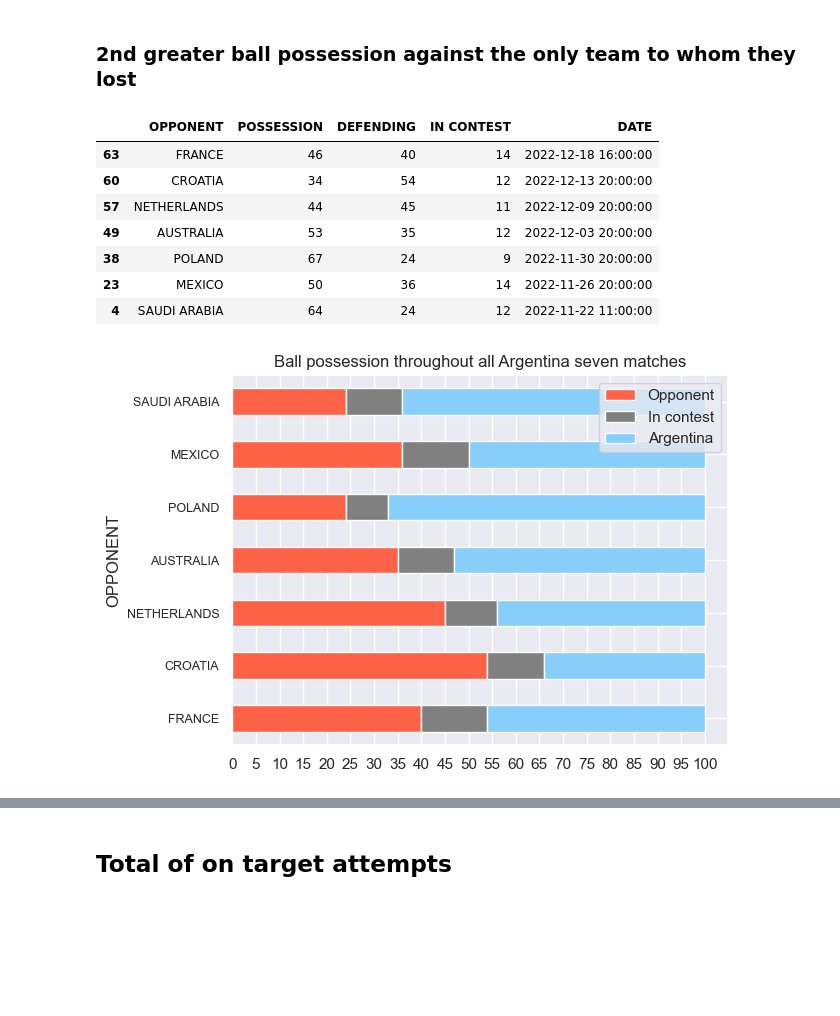
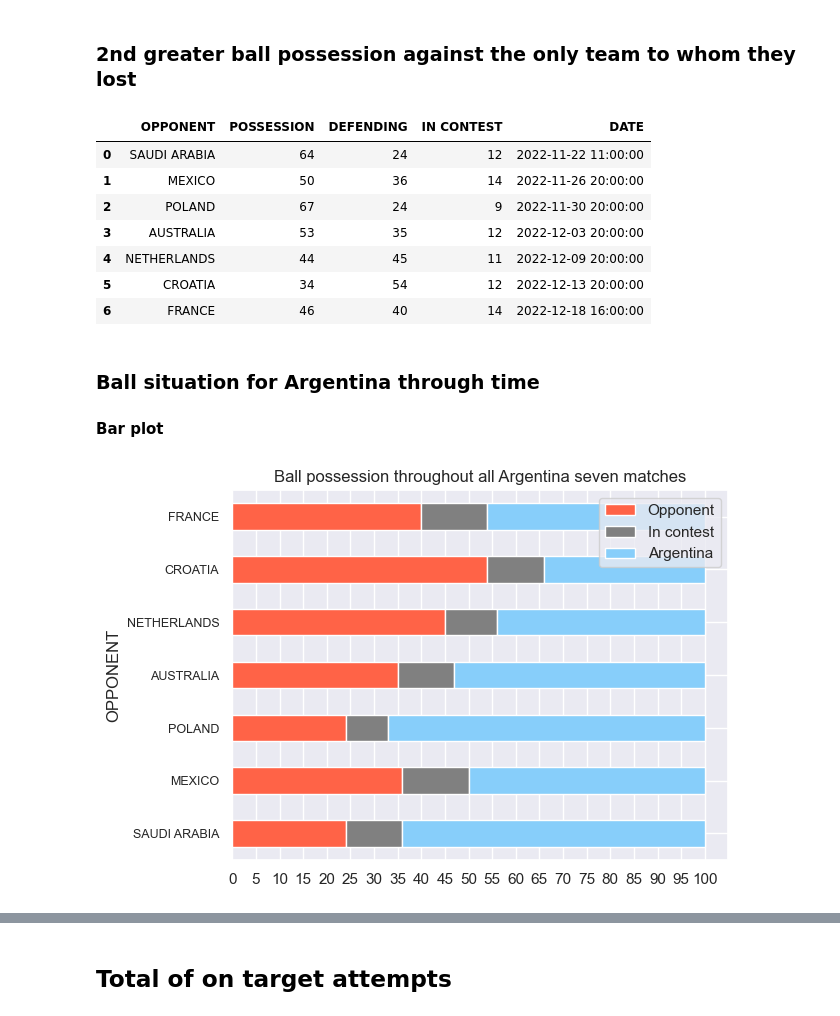
Before and after one commit to wssantiago/2022-fifa-wc, a Jupyter notebook: src/fifa-wc.ipynb, the cells around one changed output, grey strips where cells are left out. Cells and saved outputs as stored; diff of their text form; code cells hidden in the pictures; blank space fills up the shorter version.

```diff
--- a/src/fifa-wc.ipynb
+++ b/src/fifa-wc.ipynb
@@ -320,32 +272,33 @@ argentina.sort_values(by='DATE', ascending=True)
 # %% [markdown]
 ### 2nd greater ball possession against the only team to whom they lost
 # %%
-argentina_home = argentina.loc[argentina.TEAM1 == 'ARGENTINA', :]
-argentina_home = pd.concat([argentina_home.TEAM2, argentina_home.POSSESSION_TEAM1, argentina_home.POSSESSION_TEAM2, argentina_home.POSSESSION_IN_CONTEST, argentina_home.DATE], axis=1)
-argentina_home = argentina_home.rename(columns={'TEAM2': 'OPPONENT', 'POSSESSION_TEAM1': 'POSSESSION', 'POSSESSION_TEAM2': 'DEFENDING'})
+argentina_home = argentina_home[['TEAM2', 'POSSESSION_TEAM1', 'POSSESSION_TEAM2', 'POSSESSION_IN_CONTEST', 'DATE']]
+argentina_home.columns = ['OPPONENT', 'POSSESSION', 'DEFENDING', 'IN CONTEST', 'DATE']
 
-argentina_away = argentina.loc[argentina.TEAM2 == 'ARGENTINA', :]
-argentina_away = pd.concat([argentina_away.TEAM1, argentina_away.POSSESSION_TEAM2, argentina_away.POSSESSION_TEAM1, argentina_away.POSSESSION_IN_CONTEST, argentina_away.DATE], axis=1)
-argentina_away = argentina_away.rename(columns={'TEAM1': 'OPPONENT', 'POSSESSION_TEAM2': 'POSSESSION', 'POSSESSION_TEAM1': 'DEFENDING'})
+argentina_away = argentina_away[['TEAM1', 'POSSESSION_TEAM2', 'POSSESSION_TEAM1', 'POSSESSION_IN_CONTEST', 'DATE']]
+argentina_away.columns = ['OPPONENT', 'POSSESSION', 'DEFENDING', 'IN CONTEST', 'DATE']
 
-data = pd.concat([argentina_home, argentina_away], axis=0).sort_values(by='DATE', ascending=False)
-data = data.rename(columns={'POSSESSION_IN_CONTEST': 'IN CONTEST'})
-data
+arg_poss = pd.concat([argentina_home, argentina_away], axis=0).sort_values(by='DATE', ascending=True).reset_index(drop=True)
+arg_poss
 # %% [output]
 |  | OPPONENT | POSSESSION | DEFENDING | IN CONTEST | DATE |
-| 63 | FRANCE | 46 | 40 | 14 | 2022-12-18 16:00:00 |
-| 60 | CROATIA | 34 | 54 | 12 | 2022-12-13 20:00:00 |
-| 57 | NETHERLANDS | 44 | 45 | 11 | 2022-12-09 20:00:00 |
-| 49 | AUSTRALIA | 53 | 35 | 12 | 2022-12-03 20:00:00 |
-| 38 | POLAND | 67 | 24 | 9 | 2022-11-30 20:00:00 |
-| 23 | MEXICO | 50 | 36 | 14 | 2022-11-26 20:00:00 |
-| 4 | SAUDI ARABIA | 64 | 24 | 12 | 2022-11-22 11:00:00 |
+| 0 | SAUDI ARABIA | 64 | 24 | 12 | 2022-11-22 11:00:00 |
+| 1 | MEXICO | 50 | 36 | 14 | 2022-11-26 20:00:00 |
+| 2 | POLAND | 67 | 24 | 9 | 2022-11-30 20:00:00 |
+| 3 | AUSTRALIA | 53 | 35 | 12 | 2022-12-03 20:00:00 |
+| 4 | NETHERLANDS | 44 | 45 | 11 | 2022-12-09 20:00:00 |
+| 5 | CROATIA | 34 | 54 | 12 | 2022-12-13 20:00:00 |
+| 6 | FRANCE | 46 | 40 | 14 | 2022-12-18 16:00:00 |
+# %% [markdown]
+### Ball situation for Argentina through time
+#### Bar plot
 # %%
-data.plot.barh(x='OPPONENT', y=['DEFENDING', 'IN CONTEST', 'POSSESSION'], stacked=True, color={'DEFENDING': 'tomato', 'IN CONTEST': 'gray', 'POSSESSION': 'lightskyblue'})
+arg_poss.plot.barh(x='OPPONENT', y=['DEFENDING', 'IN CONTEST', 'POSSESSION'], stacked=True, color={'DEFENDING': 'tomato', 'IN CONTEST': 'gray', 'POSSESSION': 'lightskyblue'})
+
 plt.xticks(range(0, 101, 5))
 plt.legend(['Opponent', 'In contest', 'Argentina'], loc='upper right')
 plt.yticks(fontsize=9)
 plt.title('Ball possession throughout all Argentina seven matches')
 plt.show()
 # %% [output]
-[figure, old version]
+[figure, new version]
```
Also changed, not shown: parts of 32 cells of this notebook.
